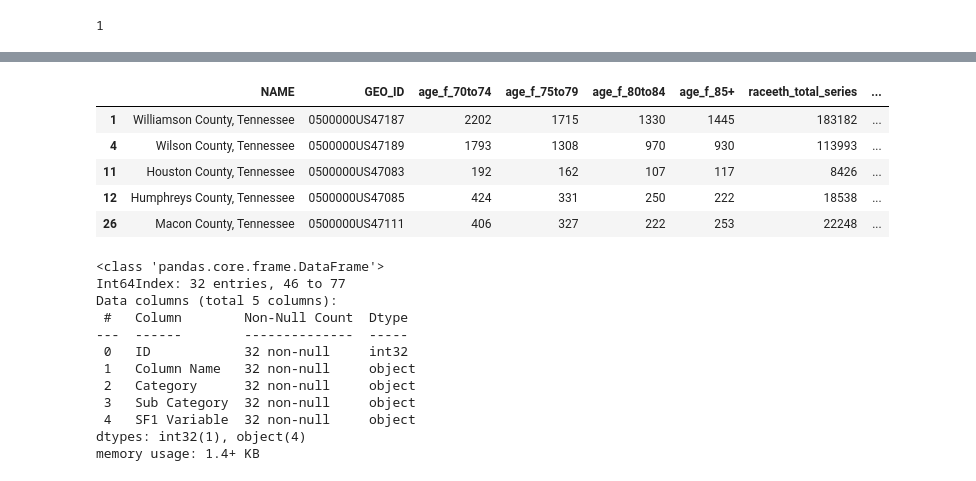
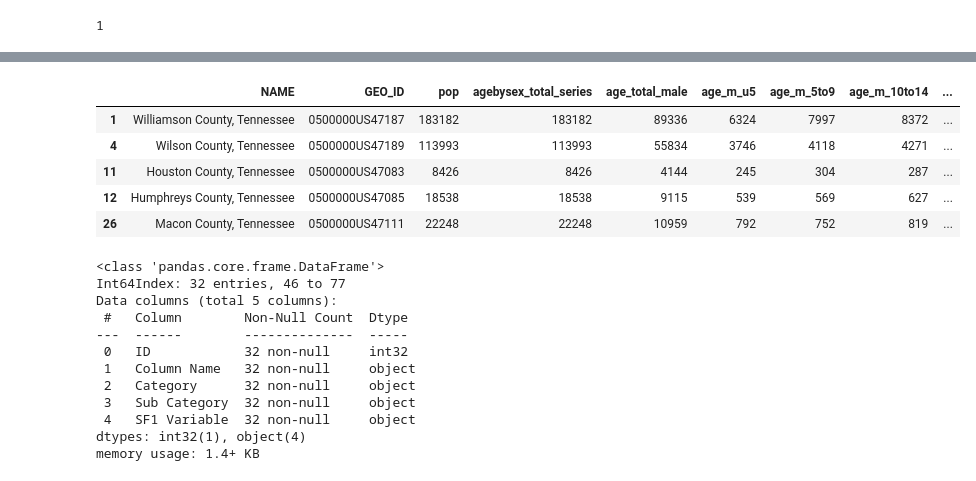
Before and after one commit to Greater-Nashville-Regional-Council/GNRC-Data-Integration, a Jupyter notebook: Notebooks/1. API Pulls/Loop Tests.ipynb, the cells around one changed output, grey strips where cells are left out. Drawn from its saved outputs; the diff is of its cells as text; code cells hidden in the pictures.

Commit message:
jobseq data update

```diff
--- a/Notebooks/1. API Pulls/Decennial SF1 2010-Copy1.ipynb
+++ b/Notebooks/1. API Pulls/Loop Tests.ipynb
@@ -218,6 +220,12 @@ dg2.head()
 | 48 | age_f_80to84 | P012048 |
 | 49 | age_f_85+ | P012049 |
 | 50 | raceeth_total_series | P003001 |
+# %%
+url_str= 'https://api.census.gov/data/2010/dec/sf1?key='+api_key
+head1 = 'NAME'
+head2 = 'GEO_ID'
+tail_cols1 = 'StateFIPS'
+tail_cols2 = 'GeoFIPS'
 # %%
 print(len(dataguidelist)-1)
 # %% [output]
@@ -281,6 +233,6 @@ AttributeError: 'list' object has no attribute 'info'
 # %%
-new_frame = []
-for i, dataguide in enumerate(dataguidelist):
+data_appended = []
+for i, dataguide in enumerate(dataguidelist, start = 1):
     dataguide = dataguidelist[i]
     var_list = list(dataguide['SF1 Variable']) #make variables list
     var_list = deque(var_list)
@@ -349,6 +301,8 @@ for i, dataguide in enumerate(dataguidelist):
     col_names = col_list
     national=pd.DataFrame(columns=col_names, data=data.json()[1:], dtype=str)
     national['GeoFIPS'] = '0' #fill in the blank GeoFIPS column
-    new_frame = pd.concat([df, national], axis = 0)
-new_frame = pd.concat(new_frame)
+    thing = pd.concat([df, national], axis = 0)
+    data_appended.append(thing)
+data_appended = pd.concat(data_appended)
+print('Okay')
 # %% [output]
@@ -376,12 +411,12 @@ memory usage: 21.7+ KB
 # %%
-new_frame.head()
+data_appended.head()
 # %% [output]
-|  | NAME | GEO_ID | age_f_70to74 | age_f_75to79 | age_f_80to84 | age_f_85+ | raceeth_total_series | ... |
-| 1 | Williamson County, Tennessee | 0500000US47187 | 2202 | 1715 | 1330 | 1445 | 183182 | ... |
-| 4 | Wilson County, Tennessee | 0500000US47189 | 1793 | 1308 | 970 | 930 | 113993 | ... |
-| 11 | Houston County, Tennessee | 0500000US47083 | 192 | 162 | 107 | 117 | 8426 | ... |
-| 12 | Humphreys County, Tennessee | 0500000US47085 | 424 | 331 | 250 | 222 | 18538 | ... |
-| 26 | Macon County, Tennessee | 0500000US47111 | 406 | 327 | 222 | 253 | 22248 | ... |
+|  | NAME | GEO_ID | pop | agebysex_total_series | age_total_male | age_m_u5 | age_m_5to9 | age_m_10to14 | ... |
+| 1 | Williamson County, Tennessee | 0500000US47187 | 183182 | 183182 | 89336 | 6324 | 7997 | 8372 | ... |
+| 4 | Wilson County, Tennessee | 0500000US47189 | 113993 | 113993 | 55834 | 3746 | 4118 | 4271 | ... |
+| 11 | Houston County, Tennessee | 0500000US47083 | 8426 | 8426 | 4144 | 245 | 304 | 287 | ... |
+| 12 | Humphreys County, Tennessee | 0500000US47085 | 18538 | 18538 | 9115 | 539 | 569 | 627 | ... |
+| 26 | Macon County, Tennessee | 0500000US47111 | 22248 | 22248 | 10959 | 792 | 752 | 819 | ... |
 # %%
 dg2.info()
 # %% [output]
```
Also changed, not shown: parts of 13 cells of this notebook, 9 other files.
